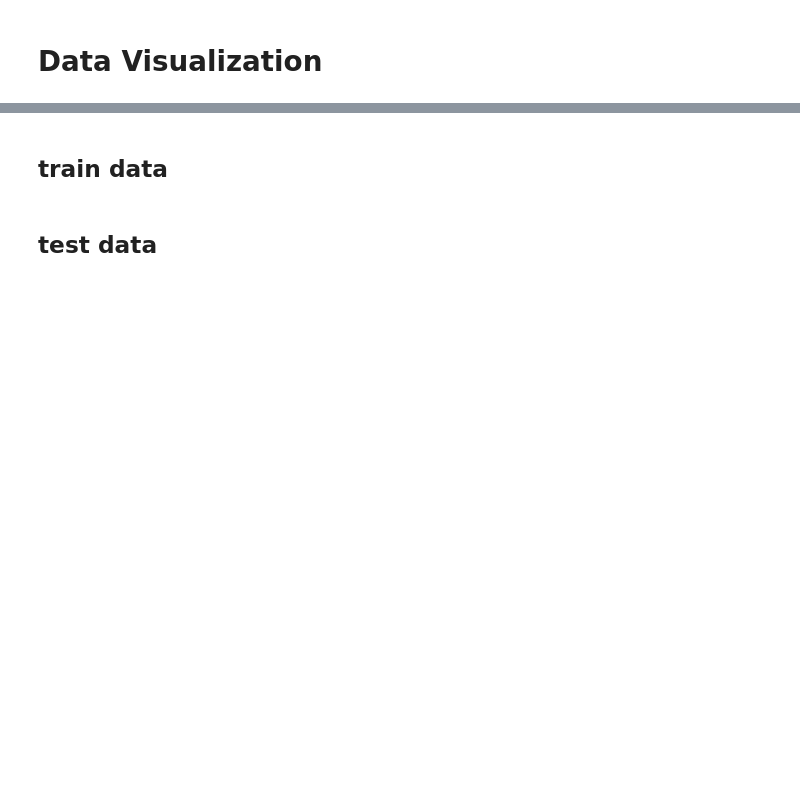
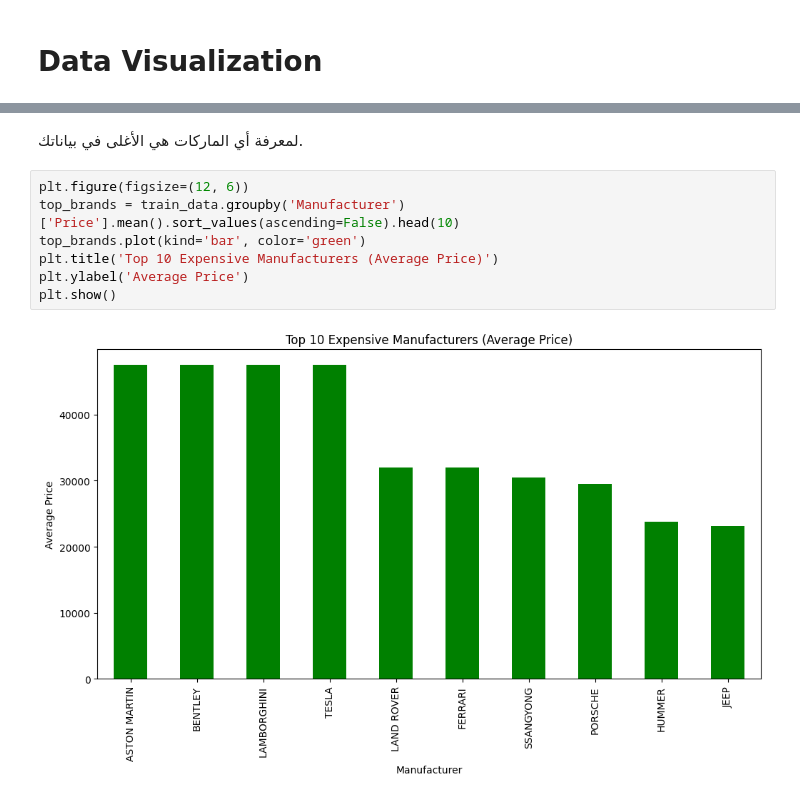
Before and after one commit to rodyragab35205-maker/car_price_prediction, a Jupyter notebook: notebooks/eda_car_price.ipynb, the cells around one changed output, grey strips where cells are left out. Saved outputs shown, nothing was run; the diff lists cells and outputs as text; blank space fills up the shorter version.

Commit message:
car-price

```diff
--- a/notebooks/eda_car_price.ipynb
+++ b/notebooks/eda_car_price.ipynb
@@ -252,4 +305,11 @@ plt.show()
-# %% [markdown]
-## train data
-# %% [markdown]
-## test data
+# %% [markdown]
+لمعرفة أي الماركات هي الأغلى في بياناتك.
+# %%
+plt.figure(figsize=(12, 6))
+top_brands = train_data.groupby('Manufacturer')['Price'].mean().sort_values(ascending=False).head(10)
+top_brands.plot(kind='bar', color='green')
+plt.title('Top 10 Expensive Manufacturers (Average Price)')
+plt.ylabel('Average Price')
+plt.show()
+# %% [output]
+[figure, added]
```
Also changed, not shown: parts of 17 cells of this notebook, 2 other files.
